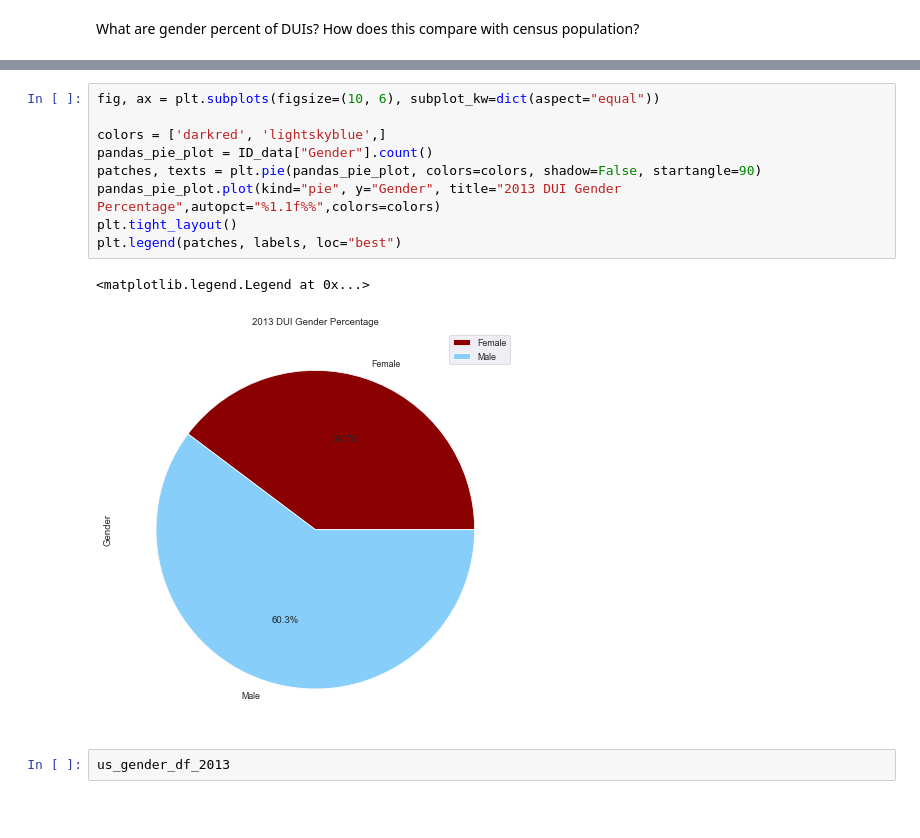
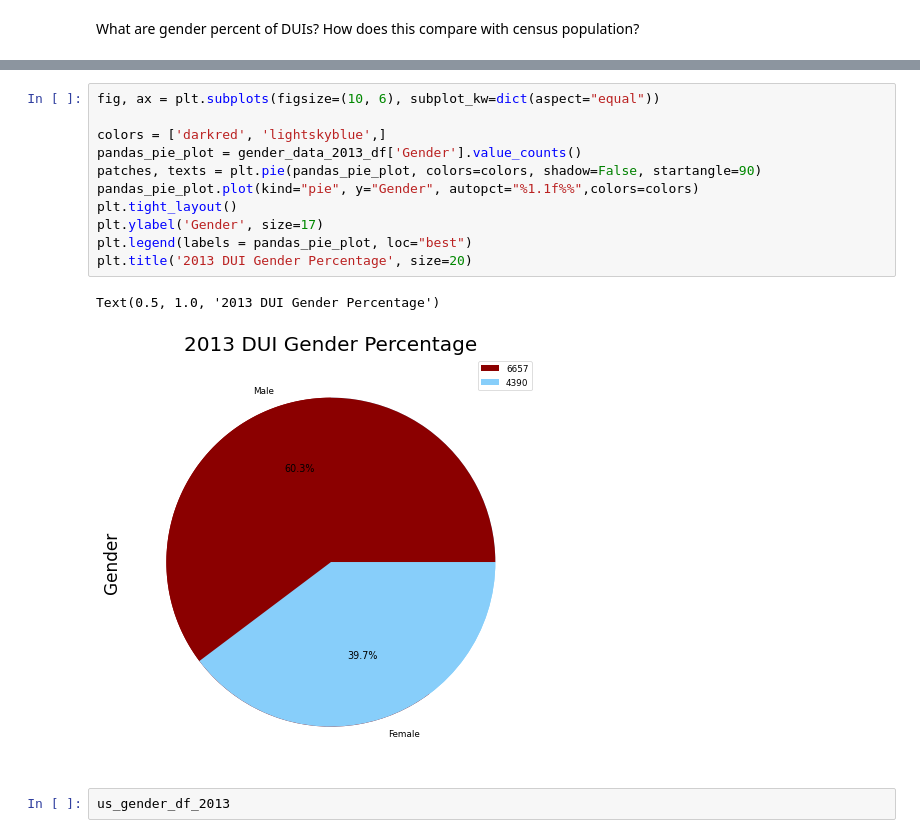
Before and after one commit to Nickfeliciano2/DUI-Statistical-Analysis-API, a Jupyter notebook: comparative_data_plots.ipynb, the cells around one changed output, grey strips where cells are left out. Saved outputs shown, nothing was run; the diff lists cells and outputs as text; blank space fills up the shorter version.

Commit message:
All graphs and charts are done and updated

```diff
--- a/comparative_data_plots.ipynb
+++ b/comparative_data_plots.ipynb
@@ -329,15 +319,17 @@ gender_data_2013_df
 # %%
 fig, ax = plt.subplots(figsize=(10, 6), subplot_kw=dict(aspect="equal"))
 
 colors = ['darkred', 'lightskyblue',]
-pandas_pie_plot = ID_data["Gender"].count()
+pandas_pie_plot = gender_data_2013_df['Gender'].value_counts()
 patches, texts = plt.pie(pandas_pie_plot, colors=colors, shadow=False, startangle=90)
-pandas_pie_plot.plot(kind="pie", y="Gender", title="2013 DUI Gender Percentage",autopct="%1.1f%%",colors=colors)
+pandas_pie_plot.plot(kind="pie", y="Gender", autopct="%1.1f%%",colors=colors)
 plt.tight_layout()
-plt.legend(patches, labels, loc="best")
+plt.ylabel('Gender', size=17)
+plt.legend(labels = pandas_pie_plot, loc="best")
+plt.title('2013 DUI Gender Percentage', size=20)
 # %% [output]
-<matplotlib.legend.Legend at 0x...>
+Text(0.5, 1.0, '2013 DUI Gender Percentage')
-[figure, old version]
+[figure, new version]
 # %%
 us_gender_df_2013
 # %% [output]
```
Also changed, not shown: parts of 23 cells of this notebook.
